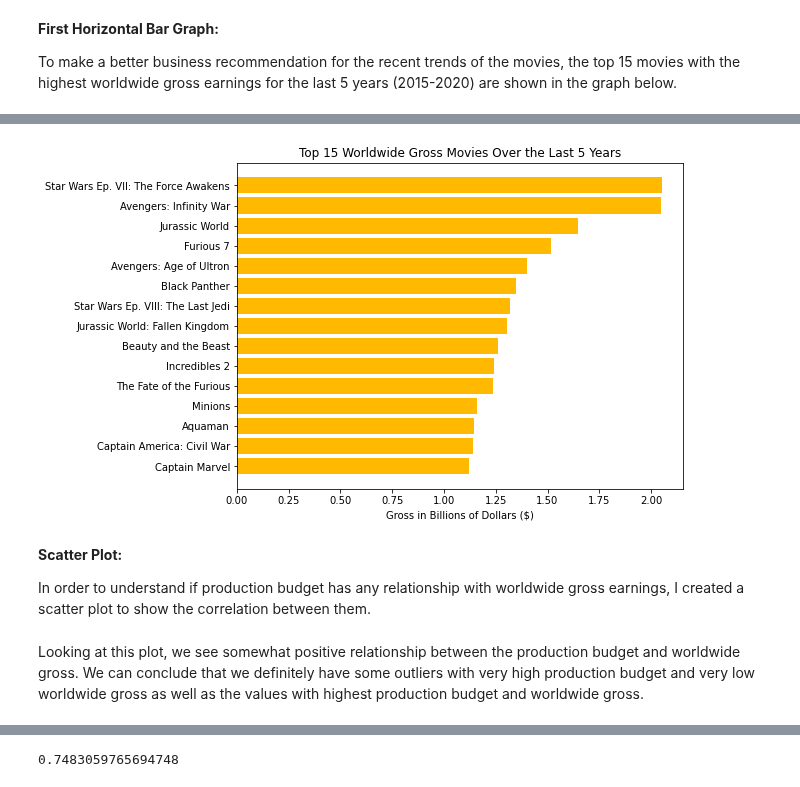
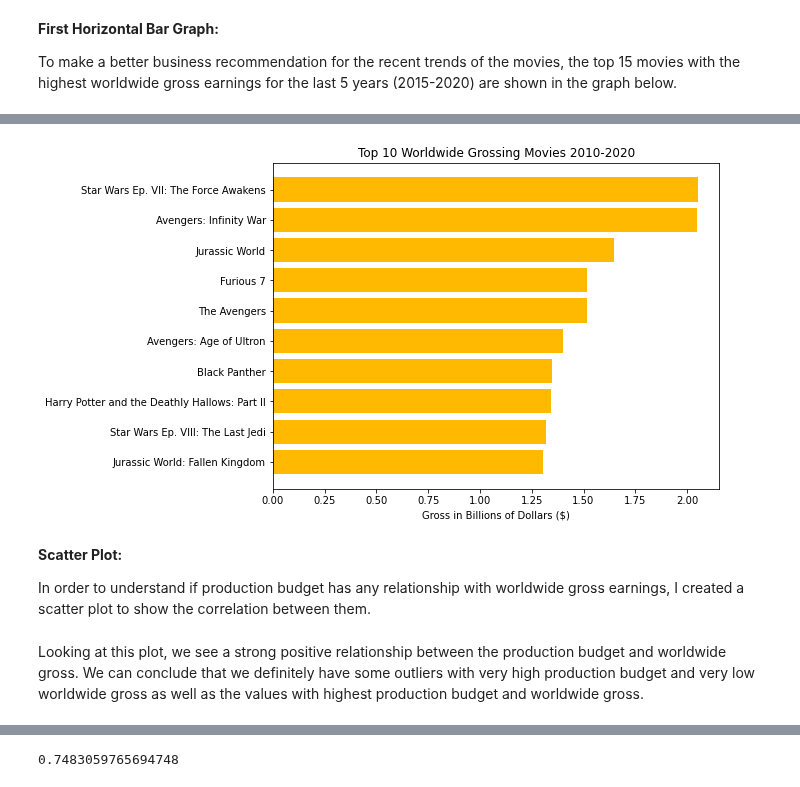
Before and after one commit to epradojr/Microsoft-Movie-Studio-Business-Proposition, a Jupyter notebook: Phase1-Project-Hatice.ipynb, the cells around one changed output, grey strips where cells are left out. Cells and saved outputs as stored; diff of their text form; code cells hidden in the pictures.

```diff
--- a/Phase1-Project-Hatice.ipynb
+++ b/Phase1-Project-Hatice.ipynb
@@ -179,6 +180,6 @@ df_budget['year'] = pd.DatetimeIndex(df_budget['release_date']).year
 # %%
 # Since the analysis is on the films that are currently doing the best at the box office,
 # I wanted to extract the top grossing movies worldwide for the last 5 years.
-last_5years = df_budget[(df_budget['year'] >= 2015)]
-last_5years
+last_10years = df_budget[(df_budget['year'] >= 2010)]
+last_10years
 # %% [output]
@@ -224,21 +220,21 @@ top_worldwide_gross_in5years
 # %%
-height_top15_gross = sorted(last_5years.sort_values(by='worldwide_gross', ascending=False)[:15]['worldwide_gross'].tolist())
-top15_gross = last_5years.sort_values(by='worldwide_gross', ascending=False)[:15]['movie'].values.tolist()
-top15_gross.reverse()
+height_top10_gross = sorted(last_10years.sort_values(by='worldwide_gross', ascending=False)[:10]['worldwide_gross'].tolist())
+top10_gross = last_10years.sort_values(by='worldwide_gross', ascending=False)[:10]['movie'].values.tolist()
+top10_gross.reverse()
 # %%
-for i in range(len(height_top15_gross)):
-    height_top15_gross[i] /= 1000000000
+for i in range(len(height_top10_gross)):
+    height_top10_gross[i] /= 1000000000
 # %%
 fig, ax =plt.subplots(figsize=(8, 6))
-ax.barh(top15_gross, height_top15_gross, color = '#FFB900')
-ax.set_title('Top 15 Worldwide Gross Movies Over the Last 5 Years')
+ax.barh(top10_gross, height_top10_gross, color = '#FFB900')
+ax.set_title('Top 10 Worldwide Grossing Movies 2010-2020')
 ax.set_xlabel('Gross in Billions of Dollars ($)');
 # %% [output]
-[figure, old version]
+[figure, new version]
 # %% [markdown]
 **Scatter Plot:**
 
 In order to understand if production budget has any relationship with worldwide gross earnings, I created a scatter plot to show the correlation between them.
 # %% [markdown]
 
-Looking at this plot, we see somewhat positive relationship between the production budget and worldwide gross. We can conclude that we definitely have some outliers with very high production budget and very low worldwide gross as well as the values with highest production budget and worldwide gross.
+Looking at this plot, we see a strong positive relationship between the production budget and worldwide gross. We can conclude that we definitely have some outliers with very high production budget and very low worldwide gross as well as the values with highest production budget and worldwide gross.
```
Also changed, not shown: parts of 19 cells of this notebook, 4 other files.
